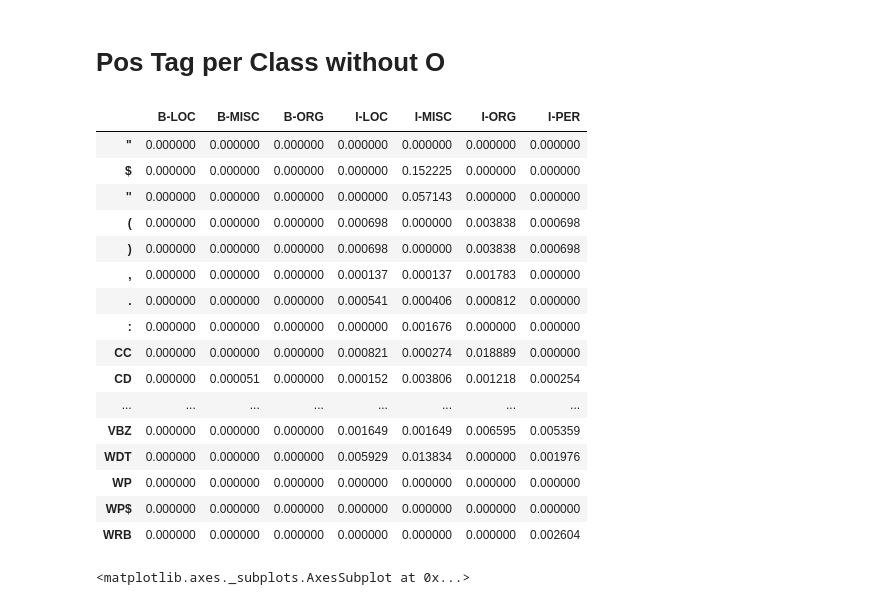
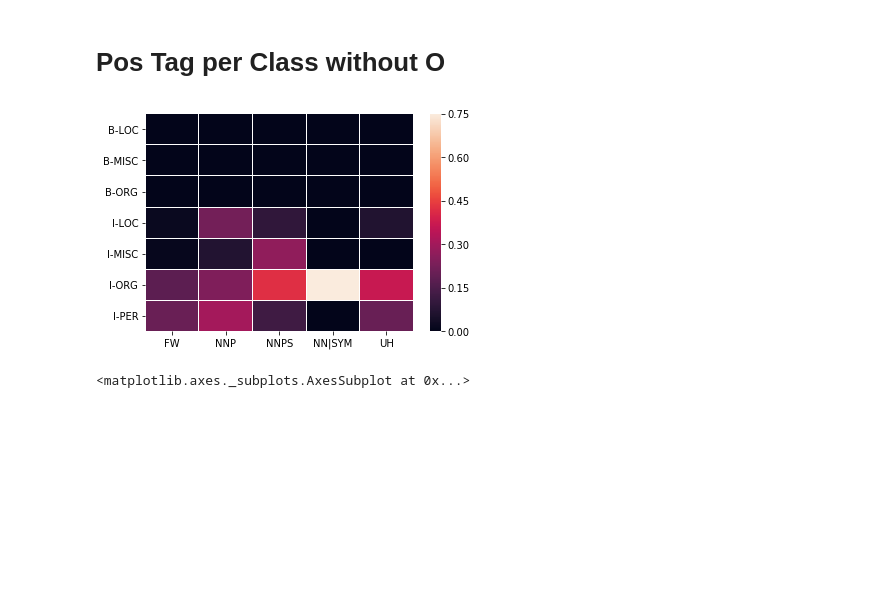
Before and after one commit to Naryxus/nlp4web-ml-project, a Jupyter notebook: data_analysis.ipynb, the cells around one changed output. Saved outputs shown, nothing was run; the diff lists cells and outputs as text; code cells hidden in the pictures; blank space fills up the shorter version.

```diff
--- a/data_analysis.ipynb
+++ b/data_analysis.ipynb
@@ -180,37 +191,27 @@ NNP -> I-LOC, I-ORG, I-PER <br>
 # %%
 pos_df = pd.DataFrame(get_pos_count_per_class(data))
 #convert and normalize
 tmp = pos_df.T.to_dict()
 for pos in tmp:
     total = 0
     for c in tmp[pos]:
         #if c != "O":
         total += tmp[pos][c]
     if total < 1:
         total = 1
     for c in tmp[pos]:
         tmp[pos][c] /= total
 pos_df = pd.DataFrame(tmp)
 cols = pos_df.T.columns[:-1]
-pos_df.T[cols]
+cols2 = ["FW", "NNP", "NNPS", "NN|SYM", "UH"]
+pos_df = pos_df[cols2]
+pos_df = pos_df.T[cols]
+
+#plt.subplots(nrows=1, ncols=1, figsize=(6, 10))
+sns.heatmap(pos_df.T, linewidths=0.01)
+plt.savefig('pos_per_class.png')
 # %% [output]
-|  | B-LOC | B-MISC | B-ORG | I-LOC | I-MISC | I-ORG | I-PER |
-| " | 0.000000 | 0.000000 | 0.000000 | 0.000000 | 0.000000 | 0.000000 | 0.000000 |
-| $ | 0.000000 | 0.000000 | 0.000000 | 0.000000 | 0.152225 | 0.000000 | 0.000000 |
-| '' | 0.000000 | 0.000000 | 0.000000 | 0.000000 | 0.057143 | 0.000000 | 0.000000 |
-| ( | 0.000000 | 0.000000 | 0.000000 | 0.000698 | 0.000000 | 0.003838 | 0.000698 |
-| ) | 0.000000 | 0.000000 | 0.000000 | 0.000698 | 0.000000 | 0.003838 | 0.000698 |
-| , | 0.000000 | 0.000000 | 0.000000 | 0.000137 | 0.000137 | 0.001783 | 0.000000 |
-| . | 0.000000 | 0.000000 | 0.000000 | 0.000541 | 0.000406 | 0.000812 | 0.000000 |
-| : | 0.000000 | 0.000000 | 0.000000 | 0.000000 | 0.001676 | 0.000000 | 0.000000 |
-| CC | 0.000000 | 0.000000 | 0.000000 | 0.000821 | 0.000274 | 0.018889 | 0.000000 |
-| CD | 0.000000 | 0.000051 | 0.000000 | 0.000152 | 0.003806 | 0.001218 | 0.000254 |
-| ... | ... | ... | ... | ... | ... | ... | ... |
-| VBZ | 0.000000 | 0.000000 | 0.000000 | 0.001649 | 0.001649 | 0.006595 | 0.005359 |
-| WDT | 0.000000 | 0.000000 | 0.000000 | 0.005929 | 0.013834 | 0.000000 | 0.001976 |
-| WP | 0.000000 | 0.000000 | 0.000000 | 0.000000 | 0.000000 | 0.000000 | 0.000000 |
-| WP$ | 0.000000 | 0.000000 | 0.000000 | 0.000000 | 0.000000 | 0.000000 | 0.000000 |
-| WRB | 0.000000 | 0.000000 | 0.000000 | 0.000000 | 0.000000 | 0.000000 | 0.002604 |
+[figure, added]
 # %%
 plt.subplots(nrows=1, ncols=1, figsize=(6, 10))
 sns.heatmap(pos_df.T[cols], linewidths=0.01)
```
Also changed, not shown: parts of 2 cells of this notebook, 8 other files.
